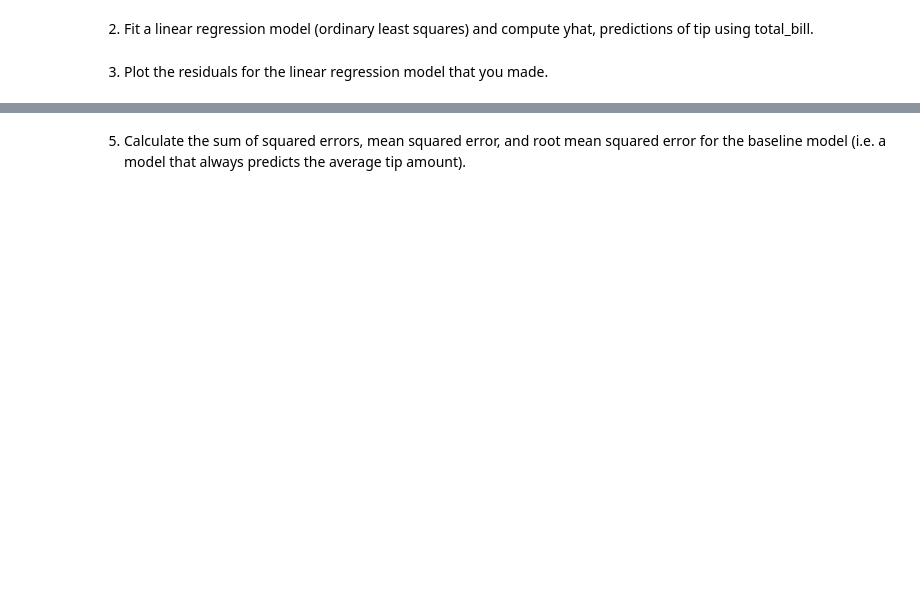
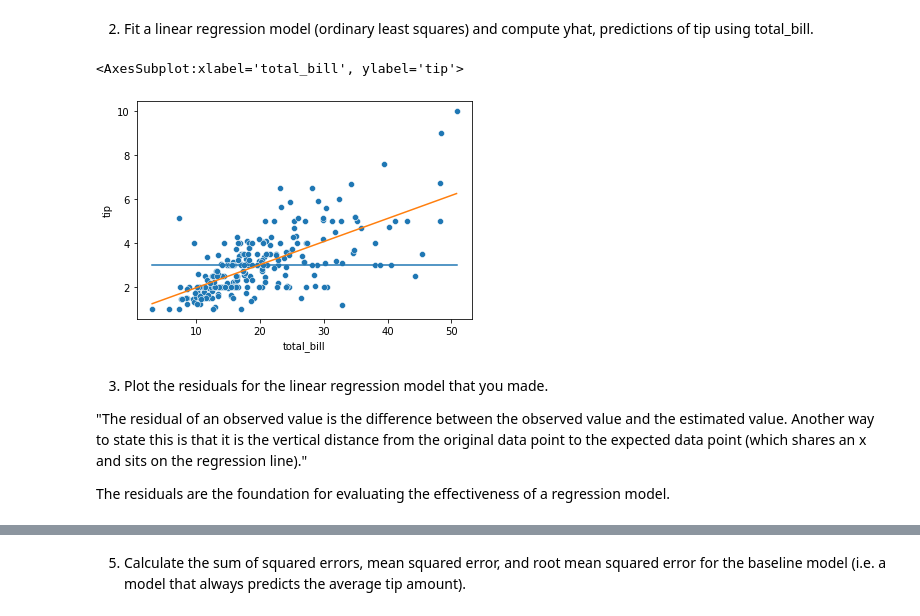
Before and after one commit to nicholas-dougherty/regression-exercises, a Jupyter notebook: evaluate.ipynb, the cells around one changed output, grey strips where cells are left out. Cells and saved outputs as stored; diff of their text form; code cells hidden in the pictures; blank space fills up the shorter version.

```diff
--- a/evaluate.ipynb
+++ b/evaluate.ipynb
@@ -36,3 +46,6 @@
 10. Load the mpg dataset and fit a model that predicts highway mileage based on engine displacement. Take a look at all the regression evaluation metrics, and determine whether this model is better than the baseline model. Use the functions from your evaluate.py to help accomplish this.
 # %% [markdown]
 1. Load the tips dataset from either pydataset or seaborn.
+# %%
+tips = sns.load_dataset('tips')
+tips.head()
@@ -39,2 +59,7 @@
 # %% [markdown]
 2. Fit a linear regression model (ordinary least squares) and compute yhat, predictions of tip using total_bill.
+# %%
+# generate parameters, create model and fit it.
+ols_model = LinearRegression().fit(tips[['total_bill']], tips.tip)
+# make prediction
+tips['yhat'] = ols_model.predict(tips[['total_bill']])
@@ -41,2 +69,19 @@
+# %%
+# baseline prediction as the mean or median of tip
+tips['baseline'] = tips.tip.mean()
+# %%
+# tips.head()
+# plot data with prediction line
+
+sns.scatterplot(x = 'total_bill', y = 'tip', data = tips)
+sns.lineplot(x = 'total_bill', y = 'baseline', data = tips)
+sns.lineplot(x = 'total_bill', y = 'yhat', data = tips)
+# %% [output]
+<AxesSubplot:xlabel='total_bill', ylabel='tip'>
+[figure, added]
 # %% [markdown]
 3. Plot the residuals for the linear regression model that you made.
+
+"The residual of an observed value is the difference between the observed value and the estimated value. Another way to state this is that it is the vertical distance from the original data point to the expected data point (which shares an x and sits on the regression line)."
+
+The residuals are the foundation for evaluating the effectiveness of a regression model.
```
Also changed, not shown: parts of 17 cells of this notebook.
